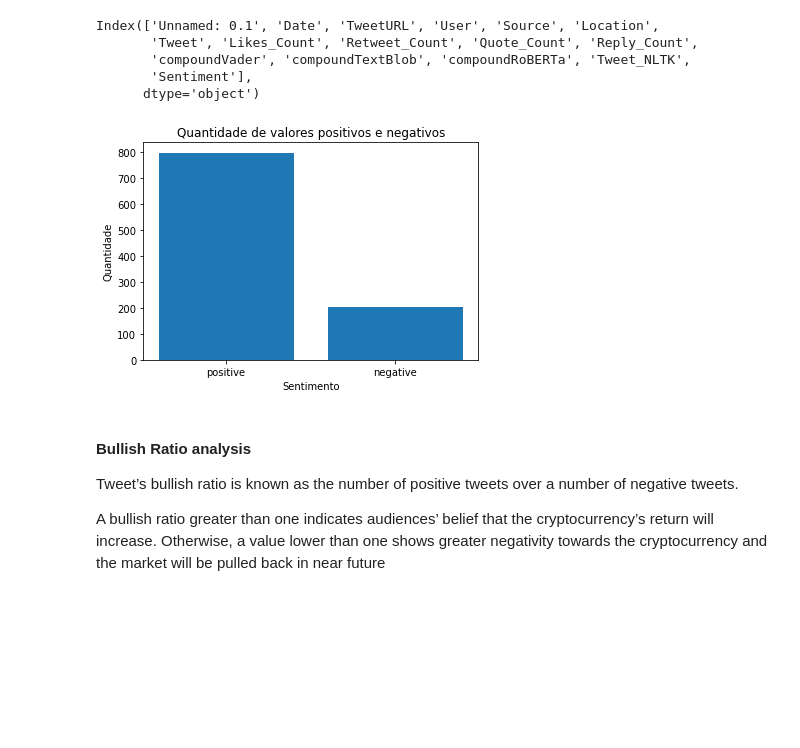
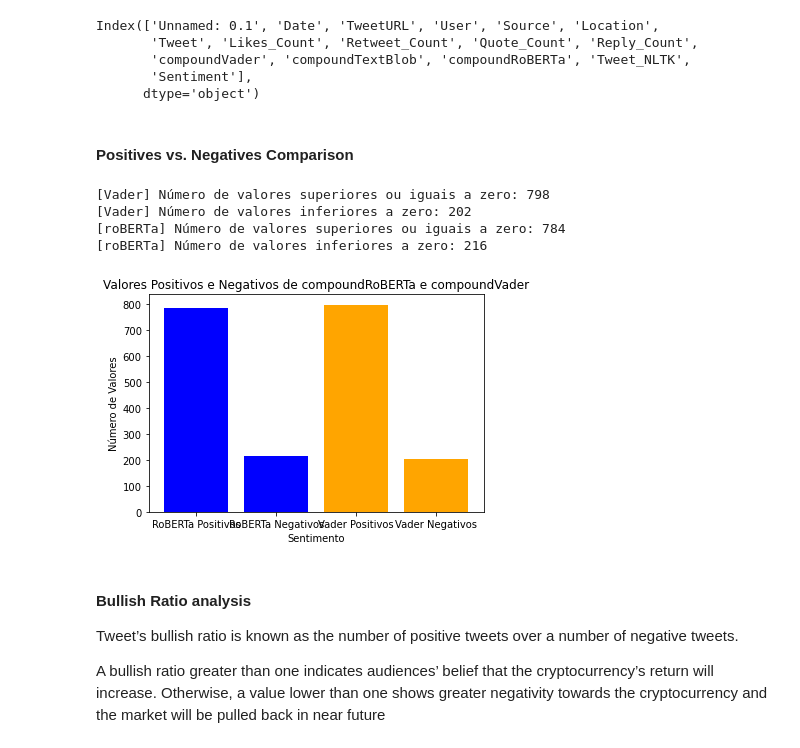
Before and after one commit to rushmetra/MD-Project, a Jupyter notebook: src/analysis.ipynb, the cells around one changed output. Drawn from its saved outputs; the diff is of its cells as text; code cells hidden in the pictures; blank space fills up the shorter version.

```diff
--- a/src/analysis.ipynb
+++ b/src/analysis.ipynb
@@ -18,22 +19,44 @@ Index(['Unnamed: 0.1', 'Date', 'TweetURL', 'User', 'Source', 'Location',
       dtype='object')
 # %%
 dfMarket = pd.read_csv('../data/price_mining.csv')
-# %%
-# Contar a quantidade de valores positivos e negativos
-count = dfTweets["Sentiment"].value_counts()
-
-# Criar o gráfico de barras
-plt.bar(count.index, count.values)
-
-# Adicionar títulos e rótulos dos eixos
-plt.title("Quantidade de valores positivos e negativos")
-plt.xlabel("Sentimento")
-plt.ylabel("Quantidade")
-
-# Mostrar o gráfico
-plt.show()
-# %% [output]
-[figure, removed]
+# %% [markdown]
+#### Positives vs. Negatives Comparison
+# %%
+import matplotlib.pyplot as plt
+
+roberta_positives = len(dfTweets[dfTweets['compoundRoBERTa'] >= 0])
+roberta_negatives = len(dfTweets[dfTweets['compoundRoBERTa'] < 0])
+
+vader_positives = len(dfTweets[dfTweets['compoundVader'] >= 0])
+vader_negatives = len(dfTweets[dfTweets['compoundVader'] < 0])
+
+
+print("[Vader] Número de valores superiores ou iguais a zero:", vader_positives)
+print("[Vader] Número de valores inferiores a zero:", vader_negatives)
+
+print("[roBERTa] Número de valores superiores ou iguais a zero:", roberta_positives)
+print("[roBERTa] Número de valores inferiores a zero:", roberta_negatives)
+
+
+labels = ['RoBERTa Positivos', 'RoBERTa Negativos', 'Vader Positivos', 'Vader Negativos']
+
+values = [roberta_positives, roberta_negatives, vader_positives, vader_negatives]
+
+colors = ['blue', 'blue', 'orange', 'orange']
+
+plt.bar(labels, values, color=colors)
+
+plt.xlabel('Sentimento')
+plt.ylabel('Número de Valores')
+plt.title('Valores Positivos e Negativos de compoundRoBERTa e compoundVader')
+
+plt.show()
+# %% [output]
+[Vader] Número de valores superiores ou iguais a zero: 798
+[Vader] Número de valores inferiores a zero: 202
+[roBERTa] Número de valores superiores ou iguais a zero: 784
+[roBERTa] Número de valores inferiores a zero: 216
+[figure, added]
 # %% [markdown]
 #### Bullish Ratio analysis
 
```
Also changed, not shown: parts of 6 cells of this notebook.
